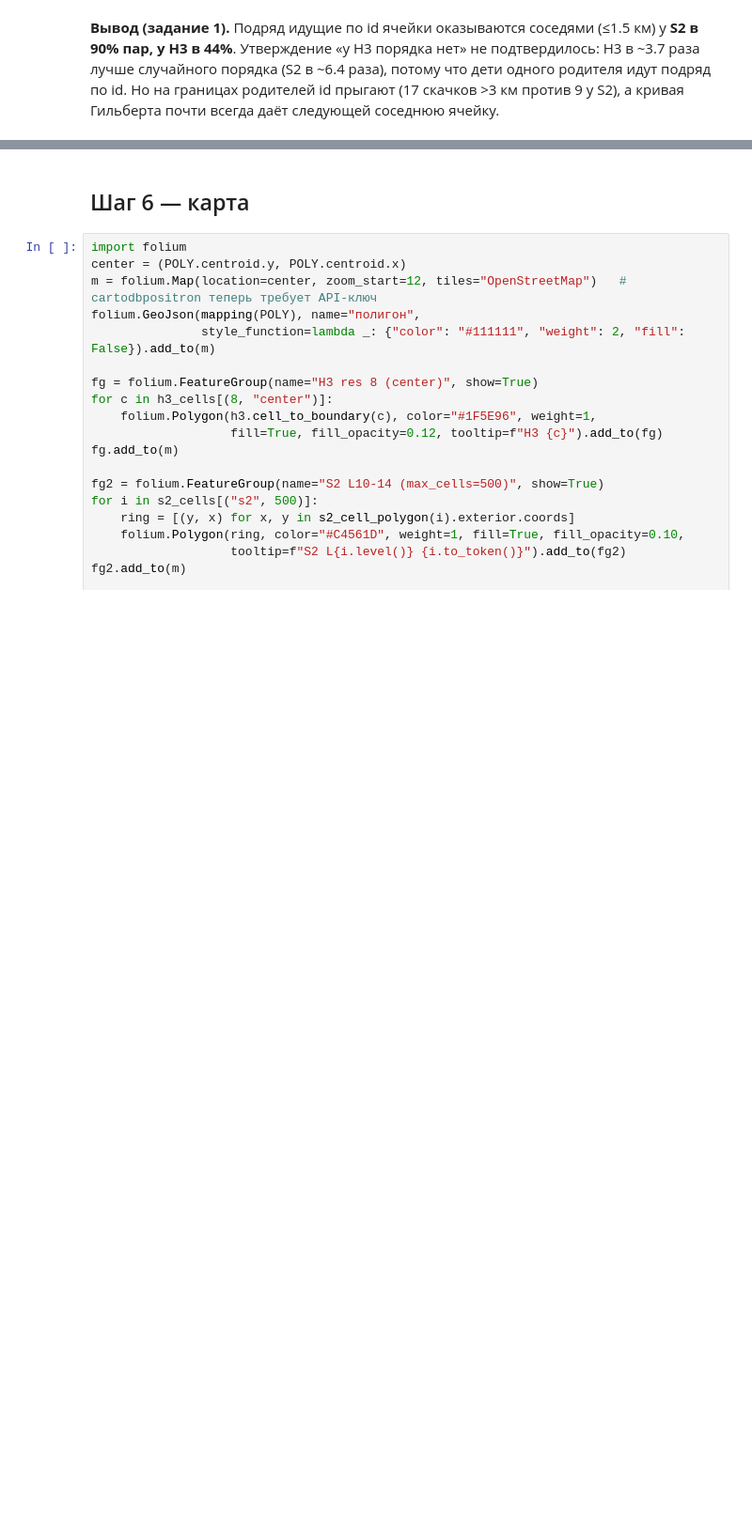
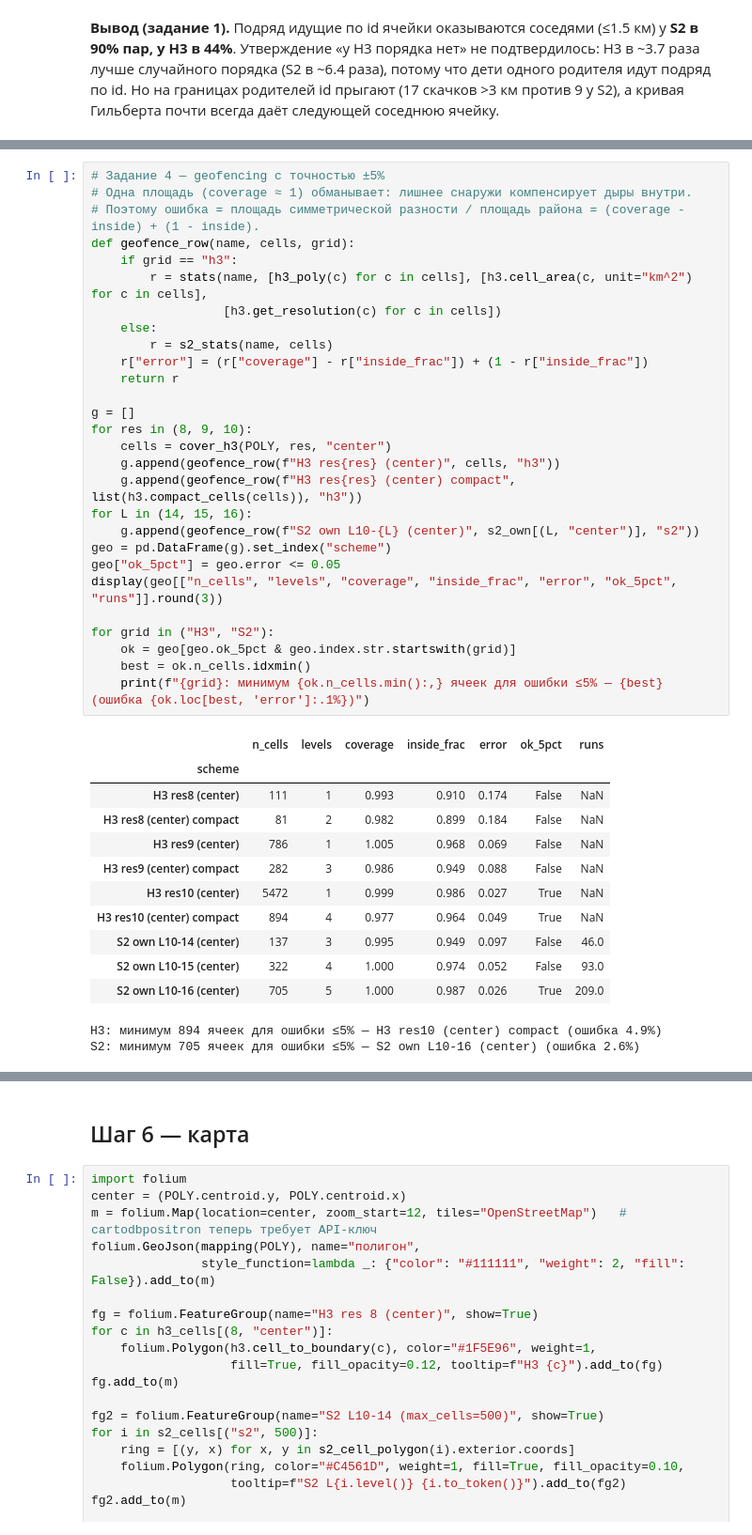
Before and after one commit to notsickbutfunni/DS-GIS-senior, a Jupyter notebook: m01_spatial_indexing/notebooks/m1_d4.ipynb, the cells around one changed output, grey strips where cells are left out. Shown at 94% size. Drawn from its saved outputs; the diff is of its cells as text; blank space fills up the shorter version.

```diff
--- a/m01_spatial_indexing/notebooks/m1_d4.ipynb
+++ b/m01_spatial_indexing/notebooks/m1_d4.ipynb
@@ -335,0 +482,42 @@ assert order.loc["S2 L13 (clip)", "share_near"] > order.loc["H3 res8 (center)",
+# %%
+# Задание 4 — geofencing с точностью ±5%
+# Одна площадь (coverage ≈ 1) обманывает: лишнее снаружи компенсирует дыры внутри.
+# Поэтому ошибка = площадь симметрической разности / площадь района = (coverage - inside) + (1 - inside).
+def geofence_row(name, cells, grid):
+    if grid == "h3":
+        r = stats(name, [h3_poly(c) for c in cells], [h3.cell_area(c, unit="km^2") for c in cells],
+                  [h3.get_resolution(c) for c in cells])
+    else:
+        r = s2_stats(name, cells)
+    r["error"] = (r["coverage"] - r["inside_frac"]) + (1 - r["inside_frac"])
+    return r
+
+g = []
+for res in (8, 9, 10):
+    cells = cover_h3(POLY, res, "center")
+    g.append(geofence_row(f"H3 res{res} (center)", cells, "h3"))
+    g.append(geofence_row(f"H3 res{res} (center) compact", list(h3.compact_cells(cells)), "h3"))
+for L in (14, 15, 16):
+    g.append(geofence_row(f"S2 own L10-{L} (center)", s2_own[(L, "center")], "s2"))
+geo = pd.DataFrame(g).set_index("scheme")
+geo["ok_5pct"] = geo.error <= 0.05
+display(geo[["n_cells", "levels", "coverage", "inside_frac", "error", "ok_5pct", "runs"]].round(3))
+
+for grid in ("H3", "S2"):
+    ok = geo[geo.ok_5pct & geo.index.str.startswith(grid)]
+    best = ok.n_cells.idxmin()
+    print(f"{grid}: минимум {ok.n_cells.min():,} ячеек для ошибки ≤5% — {best} (ошибка {ok.loc[best, 'error']:.1%})")
+# %% [output]
+|  | n_cells | levels | coverage | inside_frac | error | ok_5pct | runs |
+| scheme |  |  |  |  |  |  |  |
+| H3 res8 (center) | 111 | 1 | 0.993 | 0.910 | 0.174 | False | NaN |
+| H3 res8 (center) compact | 81 | 2 | 0.982 | 0.899 | 0.184 | False | NaN |
+| H3 res9 (center) | 786 | 1 | 1.005 | 0.968 | 0.069 | False | NaN |
+| H3 res9 (center) compact | 282 | 3 | 0.986 | 0.949 | 0.088 | False | NaN |
+| H3 res10 (center) | 5472 | 1 | 0.999 | 0.986 | 0.027 | True | NaN |
+| H3 res10 (center) compact | 894 | 4 | 0.977 | 0.964 | 0.049 | True | NaN |
+| S2 own L10-14 (center) | 137 | 3 | 0.995 | 0.949 | 0.097 | False | 46.0 |
+| S2 own L10-15 (center) | 322 | 4 | 1.000 | 0.974 | 0.052 | False | 93.0 |
+| S2 own L10-16 (center) | 705 | 5 | 1.000 | 0.987 | 0.026 | True | 209.0 |
+H3: минимум 894 ячеек для ошибки ≤5% — H3 res10 (center) compact (ошибка 4.9%)
+S2: минимум 705 ячеек для ошибки ≤5% — S2 own L10-16 (center) (ошибка 2.6%)
```
Also changed, not shown: parts of 13 cells of this notebook, 2 other files.
